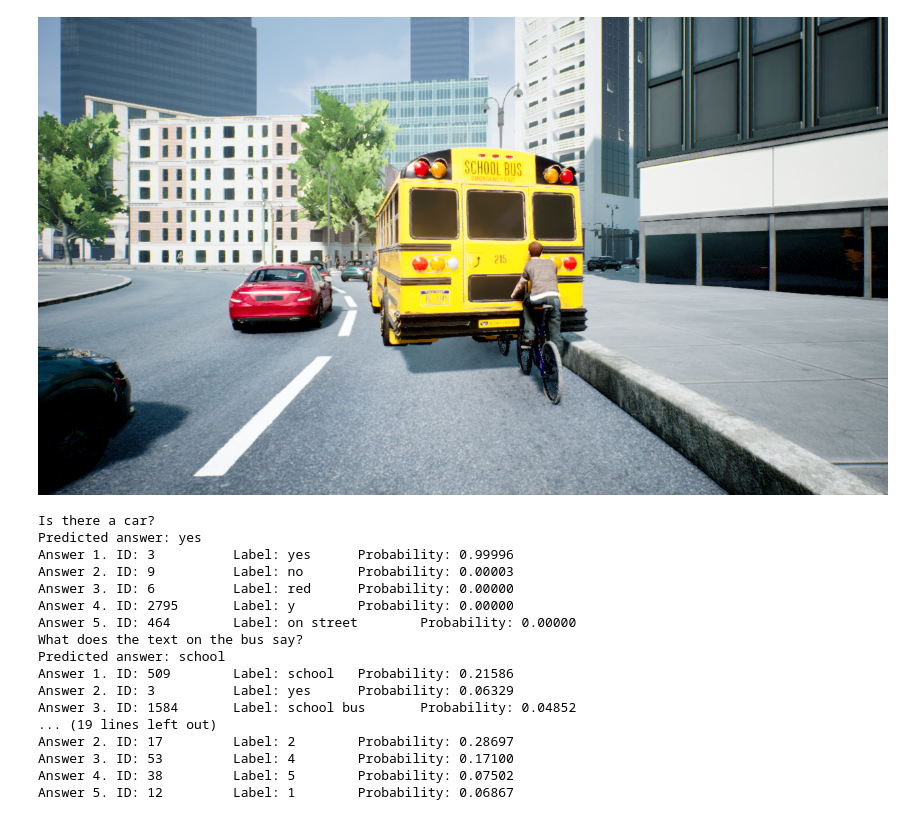
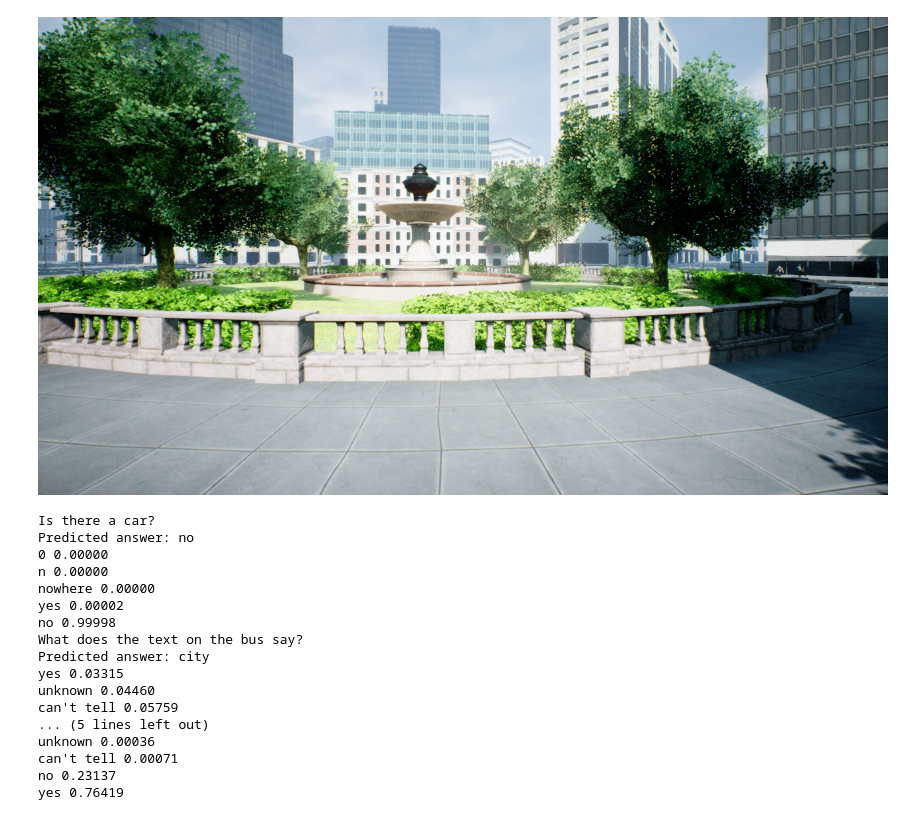
Before and after one commit to jenniferolenchak/DroneVQA, a Jupyter notebook: SD1 Demo/vilt_vqa_inference_demo.ipynb, the cells around one changed output. Drawn from its saved outputs; the diff is of its cells as text; code cells hidden in the pictures.

```diff
--- a/SD1 Demo/vilt_vqa_inference_demo.ipynb
+++ b/SD1 Demo/vilt_vqa_inference_demo.ipynb
@@ -14,14 +14,12 @@ import numpy as np
 from transformers import ViltForQuestionAnswering, ViltProcessor
 import torch
 # %%
-image_location = r"C:\Users\robin\Desktop\SeniorDesign\VisualInspectionDeepLearning\SampleImages\AirSimImage.png"
+image_location = r"C:\Users\robin\Desktop\SeniorDesign2\VisualInspectionDeepLearning\SD1 Demo\AirSimImage.png"
 image = Image.open(image_location)
 questions = ["Is there a car?",
              "What does the text on the bus say?",
-             "Is the person on the bike?",
-             "What color is the bus?",
-             "How many trees are there?"
+             "Is the person on the bike?"
             ]
 image
 # %% [output]
-[figure, old version]
+[figure, new version]
@@ -41,27 +59,24 @@ for question in questions:
     idx = logits.argmax(-1).item()
     print("Predicted answer:", model.config.id2label[idx])
 
-    sm = torch.nn.Softmax(dim=0)
-    probabilities = sm(logits[0])
-
-    top_answers = list(probabilities.argsort()[-5:])
-    for i, answer in enumerate(top_answers[::-1]):
-        print(f"Answer {i+1}. ID: {answer.item()} \t Label: {model.config.id2label[answer.item()]} \t Probability: {probabilities[answer.item()]:.5f}")
+    top_predictions = getTopPredictions(logits[0], model.config.id2label)
+    for name, score in top_predictions:
+        print(f"{name} {score:.5f}")
 # %% [output]
 Is there a car?
-Predicted answer: yes
-Answer 1. ID: 3          Label: yes      Probability: 0.99996
-Answer 2. ID: 9          Label: no       Probability: 0.00003
-Answer 3. ID: 6          Label: red      Probability: 0.00000
-Answer 4. ID: 2795       Label: y        Probability: 0.00000
-Answer 5. ID: 464        Label: on street        Probability: 0.00000
+Predicted answer: no
+0 0.00000
+n 0.00000
+nowhere 0.00000
+yes 0.00002
+no 0.99998
 What does the text on the bus say?
-Predicted answer: school
-Answer 1. ID: 509        Label: school   Probability: 0.21586
-Answer 2. ID: 3          Label: yes      Probability: 0.06329
-Answer 3. ID: 1584       Label: school bus       Probability: 0.04852
-... (19 lines left out)
-Answer 2. ID: 17         Label: 2        Probability: 0.28697
-Answer 3. ID: 53         Label: 4        Probability: 0.17100
-Answer 4. ID: 38         Label: 5        Probability: 0.07502
-Answer 5. ID: 12         Label: 1        Probability: 0.06867
+Predicted answer: city
+yes 0.03315
+unknown 0.04460
+can't tell 0.05759
+... (5 lines left out)
+unknown 0.00036
+can't tell 0.00071
+no 0.23137
+yes 0.76419
```
Also changed, not shown: parts of 1 cell of this notebook, 2 other files.
